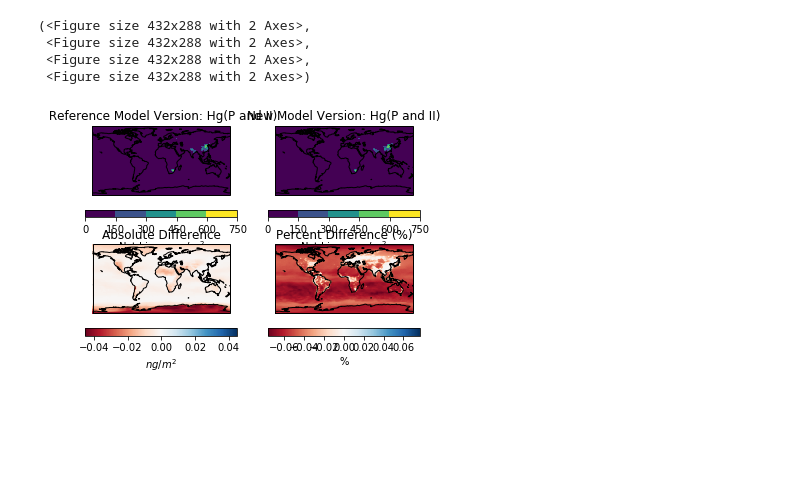
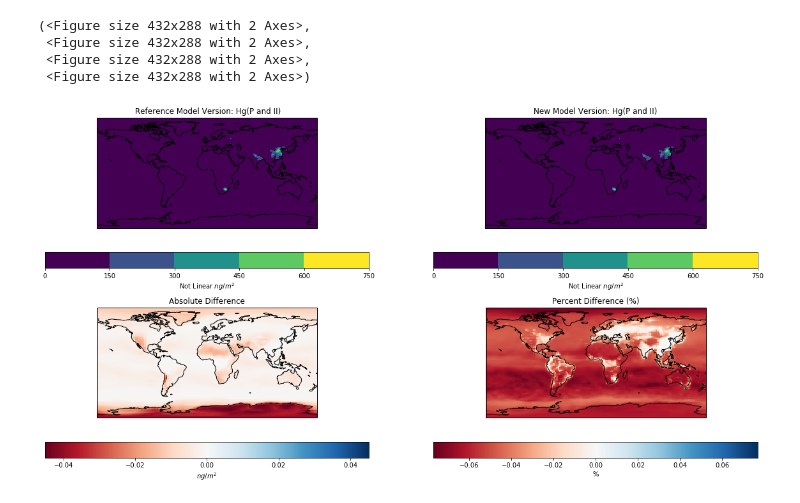
Before and after one commit to arifein/pythonHgBenchmark, a Jupyter notebook: General_Graphing_Function.ipynb, the cells around one changed output. Saved outputs shown, nothing was run; the diff lists cells and outputs as text; code cells hidden in the pictures; blank space fills up the shorter version.

```diff
--- a/General_Graphing_Function.ipynb
+++ b/General_Graphing_Function.ipynb
@@ -205,24 +205,20 @@ HgMeanSurface("Hg(P and II)", "$ng/m^2$", ['IJ_AVG_S_HgP','IJ_AVG_S_Hg2'] ,8.93*
  <Figure size 432x288 with 2 Axes>,
  <Figure size 432x288 with 2 Axes>)
 # %%
-def HgMeanSurface (Title, Units, Variable, Unit_Conversion):
+def HgMeanSurface (Variable, Units, Unit_Conversion, Title="Mean over Time"):
 
 
     if type(Variable) is list and len(Variable) > 1:
         OLD_sum=0
+        NEW_sum=0
         for i in range(len(Variable)):
             tmpVar1 = ((OLD_ds[Variable[i]].isel(lev=0).mean('time')) * Unit_Conversion)
             OLD_sum = OLD_sum + tmpVar1
-    else:
-        OLD_sum = ((OLD_ds[Variable].isel(lev=0).mean('time')) * Unit_Conversion)
-
-    if type(Variable) is list and len(Variable) > 1:
-        NEW_sum=0
-        for i in range(len(Variable)):
             tmpVar2 = ((NEW_ds[Variable[i]].isel(lev=0).mean('time')) * Unit_Conversion)
             NEW_sum = NEW_sum + tmpVar2
     else:
         NEW_sum = ((NEW_ds[Variable].isel(lev=0).mean('time')) * Unit_Conversion)
+        OLD_sum = ((OLD_ds[Variable].isel(lev=0).mean('time')) * Unit_Conversion)
 
 
 
@@ -236,6 +232,7 @@ def HgMeanSurface (Title, Units, Variable, Unit_Conversion):
 
 
     #Plot Old Graph
+    plt.figure(figsize=(20,10))
     ax = plt.subplot(221, projection=ccrs.PlateCarree())
     im=OLD_sum.plot.contourf(x='lon',y='lat',ax=ax, transform=ccrs.PlateCarree(), cmap='viridis', title= (Title),
                          cbar_kwargs={'orientation':'horizontal',
@@ -275,7 +272,7 @@ def HgMeanSurface (Title, Units, Variable, Unit_Conversion):
     ax.coastlines()
     ab= plt.show()
     return ab
-# %%
-HgMeanSurface("Hg(P and II)", "$ng/m^2$", ['IJ_AVG_S_HgP','IJ_AVG_S_Hg2'] ,8.93*1e3)
-# %% [output]
-[figure, removed]
+# %%
+HgMeanSurface(['IJ_AVG_S_HgP','IJ_AVG_S_Hg2'], "$ng/m^2$", 8.93*1e3, "Hg(P and II)")
+# %% [output]
+[figure, added]
```
Also changed, not shown: 3 other files.
